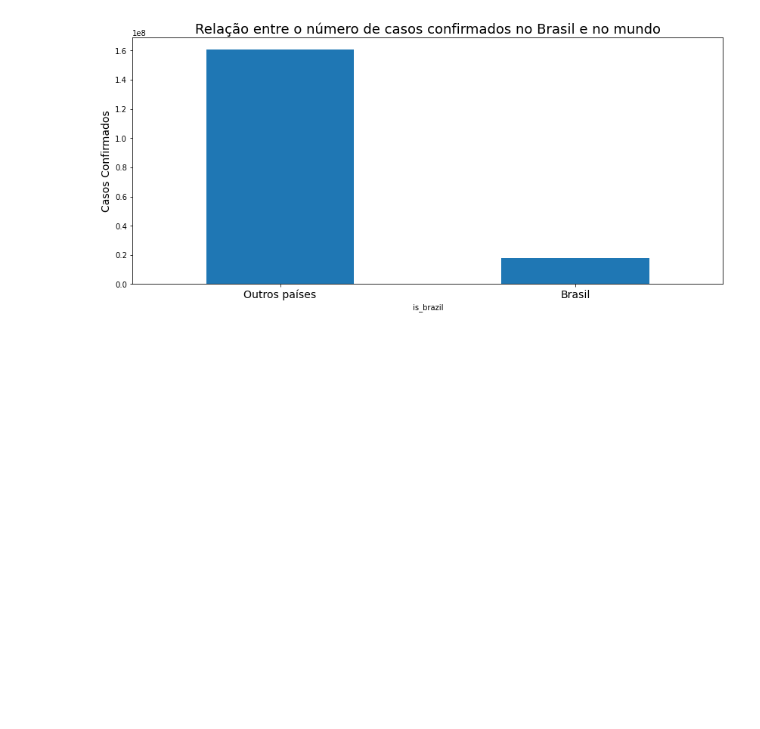
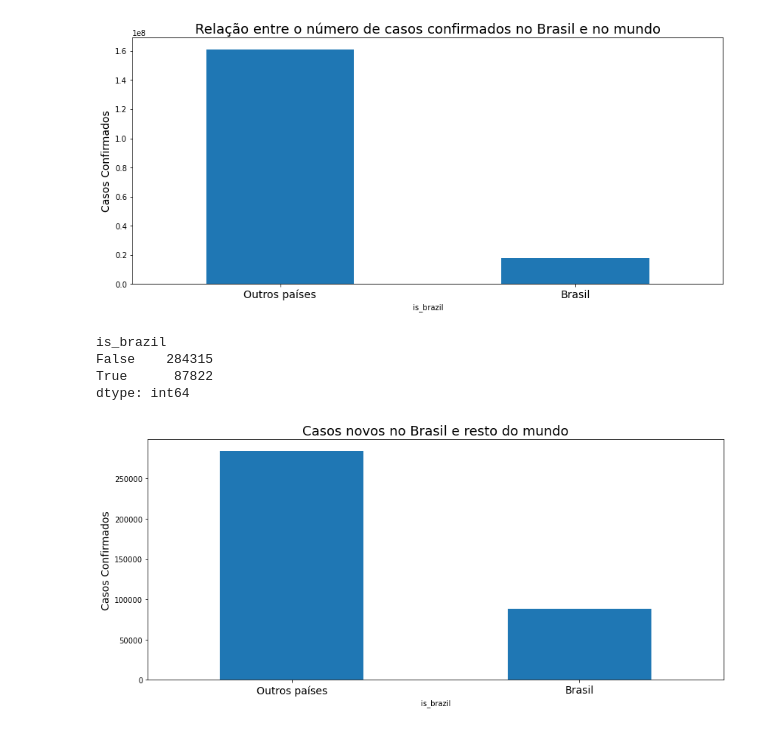
Before and after one commit to guilhermebap/Data-science-personal-study, a Jupyter notebook: Alura/Estudo de casos/Data Science - análises para saúde e medicina/Analise.ipynb, the cells around one changed output. Cells and saved outputs as stored; diff of their text form; code cells hidden in the pictures; blank space fills up the shorter version.

```diff
--- a/Alura/Estudo de casos/Data Science - análises para saúde e medicina/Analise.ipynb
+++ b/Alura/Estudo de casos/Data Science - análises para saúde e medicina/Analise.ipynb
@@ -473,3 +473,22 @@ ax.set_xticklabels(['Outros países', 'Brasil'], fontsize=14, fontdict={'rotatio
 plt.show()
 # %% [output]
 [figure]
+# %%
+delta_confirmed = confirmed.groupby('is_brazil').sum().iloc[:, -1] - confirmed.groupby('is_brazil').sum().iloc[:, -2]
+delta_confirmed
+# %% [output]
+is_brazil
+False    284315
+True      87822
+dtype: int64
+# %%
+fig, ax = plt.subplots(figsize=(14,6))
+ax.set_title('Casos novos no Brasil e resto do mundo', fontsize=18)
+ax.set_xlabel('.')
+ax.set_ylabel('Casos Confirmados', fontsize=14)
+ax = delta_confirmed.plot(kind='bar', ax=ax)
+ax.set_xticklabels(['Outros países', 'Brasil'], fontsize=14, fontdict={'rotation': '0'})
+
+plt.show()
+# %% [output]
+[figure, added]
```
Also changed, not shown: parts of 43 cells of this notebook.
